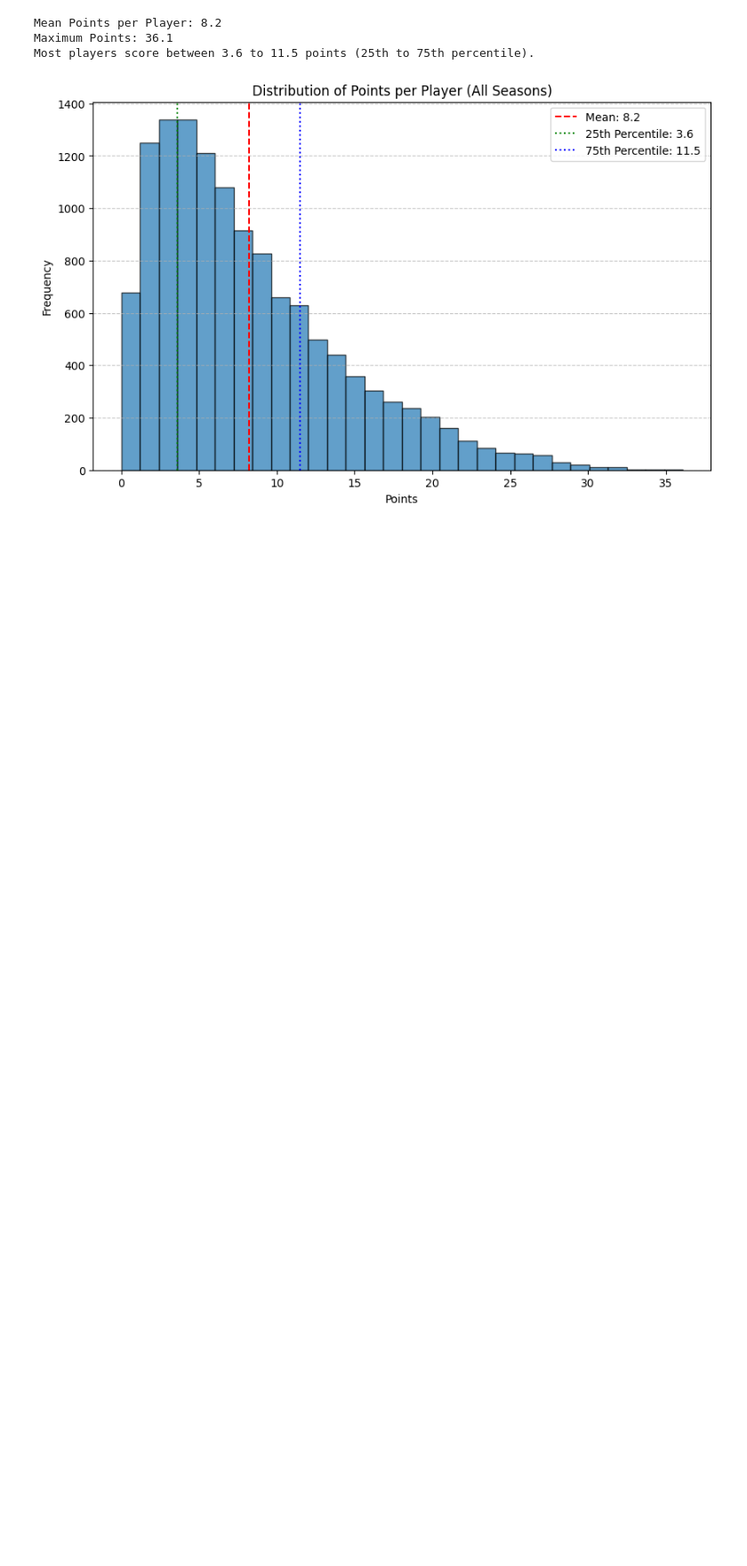
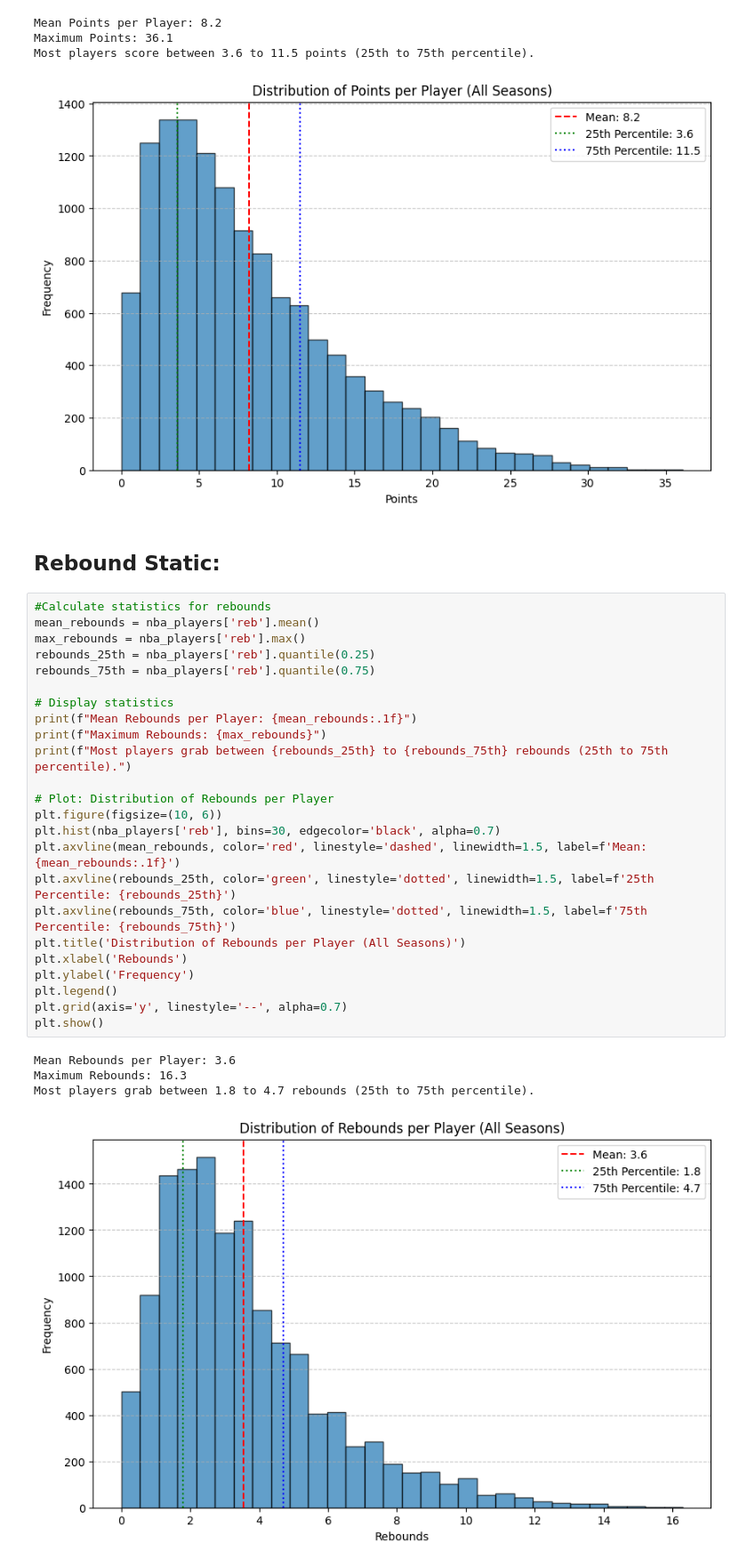
Before and after one commit to ezilin/CMSC320-Group-Proj, a Jupyter notebook: projectfn.ipynb, the cells around one changed output. Shown at 89% size. Cells and saved outputs as stored; diff of their text form; blank space fills up the shorter version.

```diff
--- a/projectfn.ipynb
+++ b/projectfn.ipynb
@@ -429,3 +430,34 @@ Mean Points per Player: 8.2
 Maximum Points: 36.1
 Most players score between 3.6 to 11.5 points (25th to 75th percentile).
 [figure]
+# %% [markdown]
+## Rebound Static:
+# %%
+#Calculate statistics for rebounds
+mean_rebounds = nba_players['reb'].mean()
+max_rebounds = nba_players['reb'].max()
+rebounds_25th = nba_players['reb'].quantile(0.25)
+rebounds_75th = nba_players['reb'].quantile(0.75)
+
+# Display statistics
+print(f"Mean Rebounds per Player: {mean_rebounds:.1f}")
+print(f"Maximum Rebounds: {max_rebounds}")
+print(f"Most players grab between {rebounds_25th} to {rebounds_75th} rebounds (25th to 75th percentile).")
+
+# Plot: Distribution of Rebounds per Player
+plt.figure(figsize=(10, 6))
+plt.hist(nba_players['reb'], bins=30, edgecolor='black', alpha=0.7)
+plt.axvline(mean_rebounds, color='red', linestyle='dashed', linewidth=1.5, label=f'Mean: {mean_rebounds:.1f}')
+plt.axvline(rebounds_25th, color='green', linestyle='dotted', linewidth=1.5, label=f'25th Percentile: {rebounds_25th}')
+plt.axvline(rebounds_75th, color='blue', linestyle='dotted', linewidth=1.5, label=f'75th Percentile: {rebounds_75th}')
+plt.title('Distribution of Rebounds per Player (All Seasons)')
+plt.xlabel('Rebounds')
+plt.ylabel('Frequency')
+plt.legend()
+plt.grid(axis='y', linestyle='--', alpha=0.7)
+plt.show()
+# %% [output]
+Mean Rebounds per Player: 3.6
+Maximum Rebounds: 16.3
+Most players grab between 1.8 to 4.7 rebounds (25th to 75th percentile).
+[figure, added]
```
Also changed, not shown: parts of 7 cells of this notebook.
